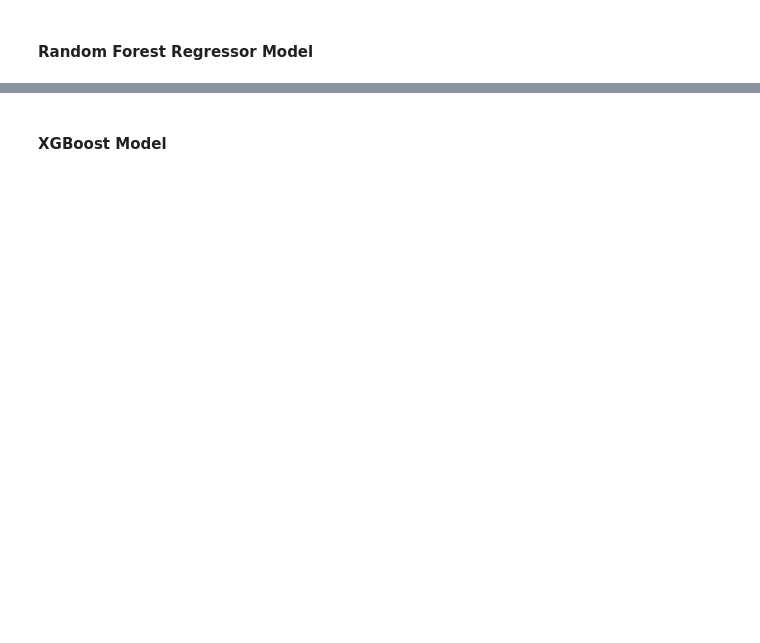
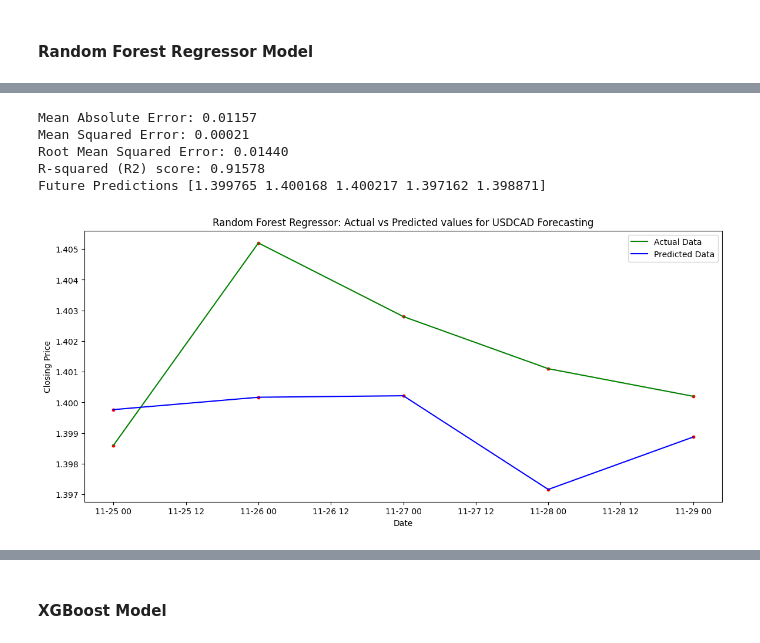
Before and after one commit to Akubue4U/PyProjects, a Jupyter notebook: MyBDAThesis/Akubue Simon - Thesis_Models.ipynb, the cells around one changed output, grey strips where cells are left out. Drawn from its saved outputs; the diff is of its cells as text; code cells hidden in the pictures; blank space fills up the shorter version.

```diff
--- a/MyBDAThesis/Akubue Simon - Thesis_Models.ipynb
+++ b/MyBDAThesis/Akubue Simon - Thesis_Models.ipynb
@@ -505,19 +922,26 @@ R2_Train, R2_Test, Comment  = TestTheModel(model)
 # %%
 %%time
 # Evaluate the model
 y_pred = model.predict(X_test)
 future_predictions = y_pred[-(PredDays):]
 RFR = future_predictions
 
 # Evaluate and Report Accuracy, Predict the future, and Plot the graph.
 ModelCode = 'RFR'
 ModelName = 'Random Forest Regressor'
 Rpt_Evaluate_Plot(CrncyPair, ModelName, ModelCode, R2_Train, R2_Test, Comment, y_train, y_test, y_pred, MaxDate, future_predictions)
 
 # Add to the Dictionary, but first ensure that the list is empty.
 ResultsDict[ModelName] = []
-if (Comment != 'Bad Model.'):
+if (Comment not in PoorStandard):
     ResultsDict[ModelName].extend(RFR)
 
 # Delete the following objects so as to free the memory, and also Re-Set the objects for the next Model.
-del model, y_pred, future_predictions, R2_Train, R2_Test, Comment, ModelCode, ModelName
+#del model, y_pred, future_predictions, R2_Train, R2_Test, Comment, ModelCode, ModelName
+# %% [output]
+Mean Absolute Error: 0.01157
+Mean Squared Error: 0.00021
+Root Mean Squared Error: 0.01440
+R-squared (R2) score: 0.91578
+Future Predictions [1.399765 1.400168 1.400217 1.397162 1.398871]
+[figure, added]
```
Also changed, not shown: parts of 67 cells of this notebook.
